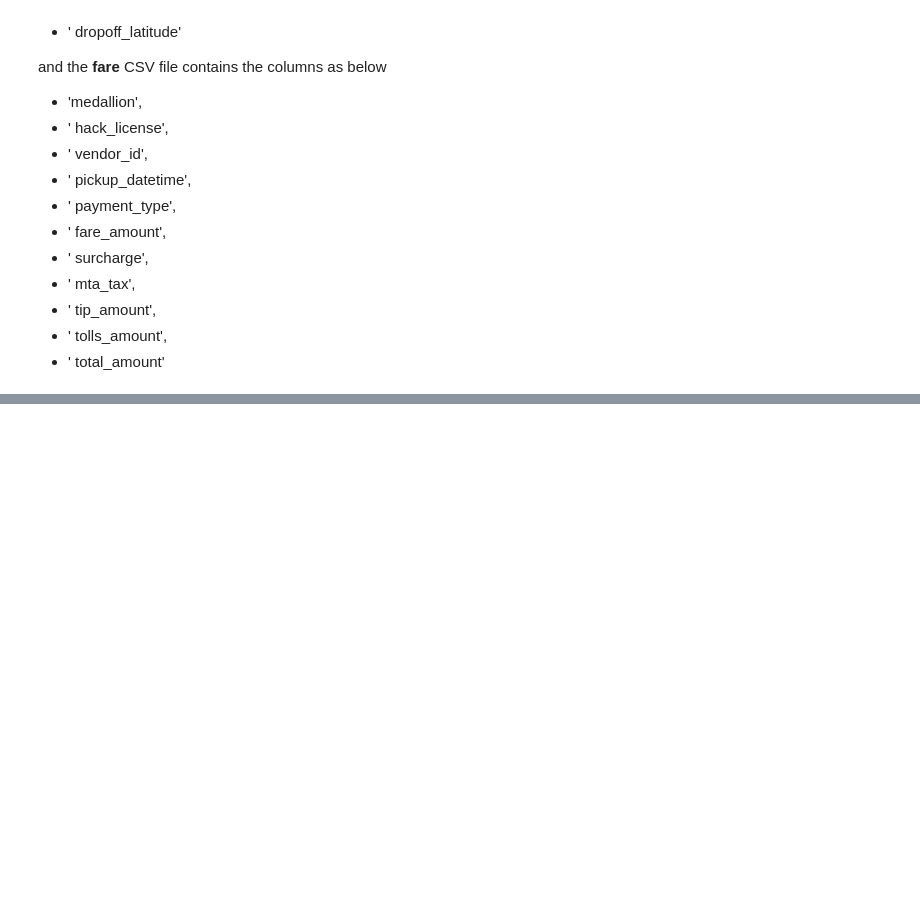
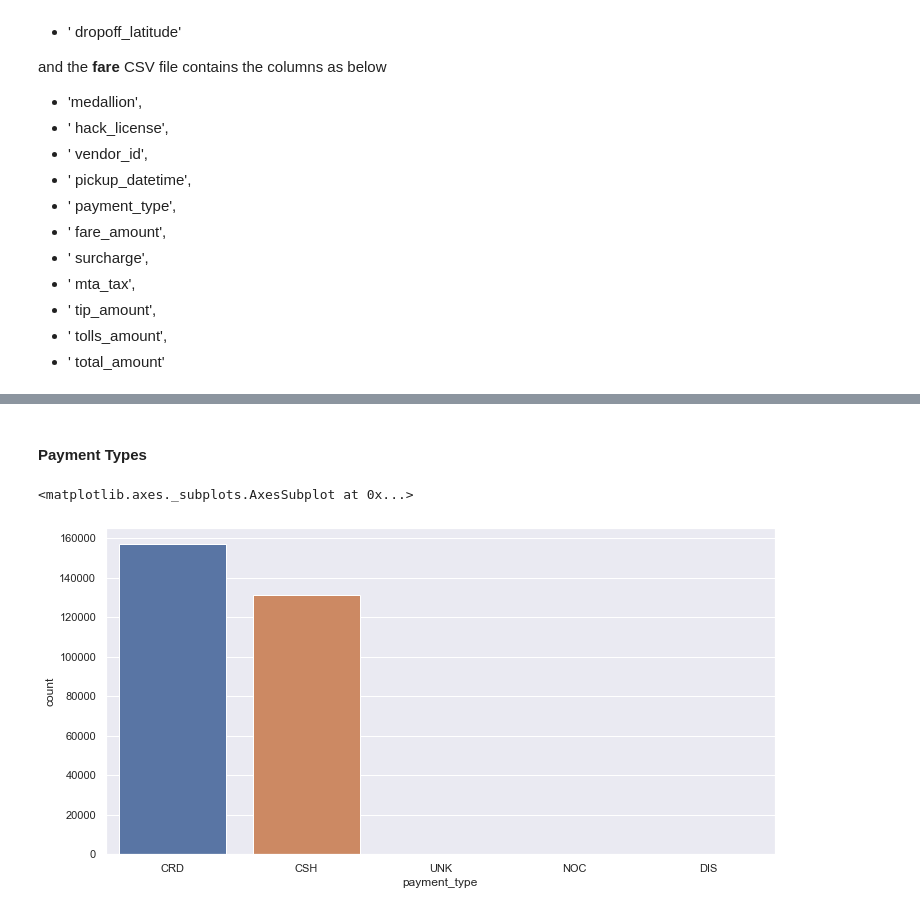
Before and after one commit to eeghor/cbataxi, a Jupyter notebook: cbataxi.ipynb, the cells around one changed output, grey strips where cells are left out. Saved outputs shown, nothing was run; the diff lists cells and outputs as text; code cells hidden in the pictures; blank space fills up the shorter version.

```diff
--- a/cbataxi.ipynb
+++ b/cbataxi.ipynb
@@ -431,0 +476,9 @@ ax = df.plot(figsize=(10, 10), alpha=0.5, edgecolor='k')
+# %% [markdown]
+#### Payment Types
+# %%
+sns.barplot(data=pd.DataFrame.from_dict(tx.ANSWERS['payment_types'], orient='index') \
+            .reset_index().rename(columns={'index':'payment_type', 0: 'count'}),
+x='payment_type', y='count')
+# %% [output]
+<matplotlib.axes._subplots.AxesSubplot at 0x...>
+[figure, added]
```
Also changed, not shown: parts of 27 cells of this notebook.
